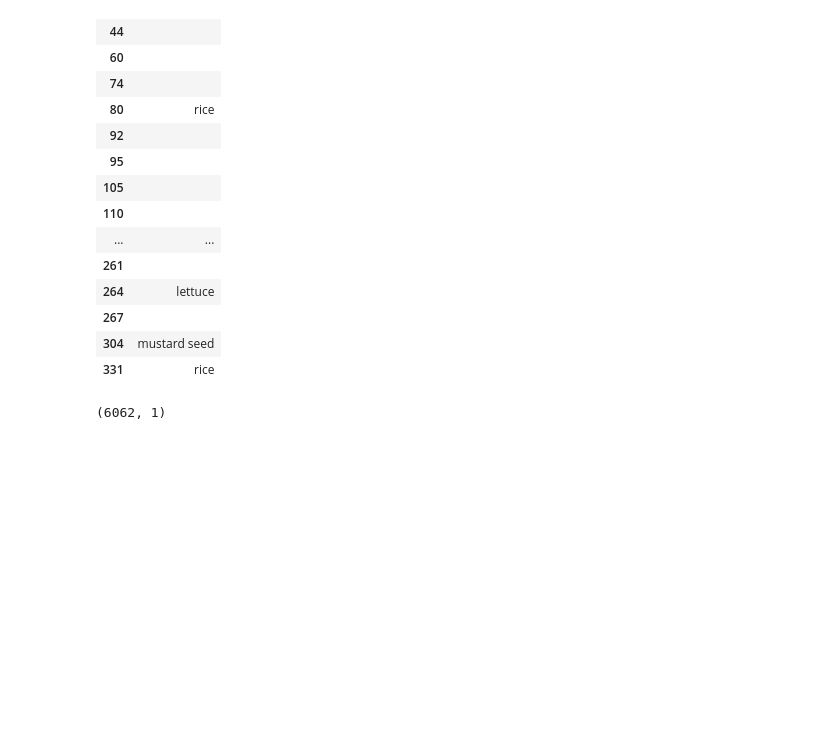
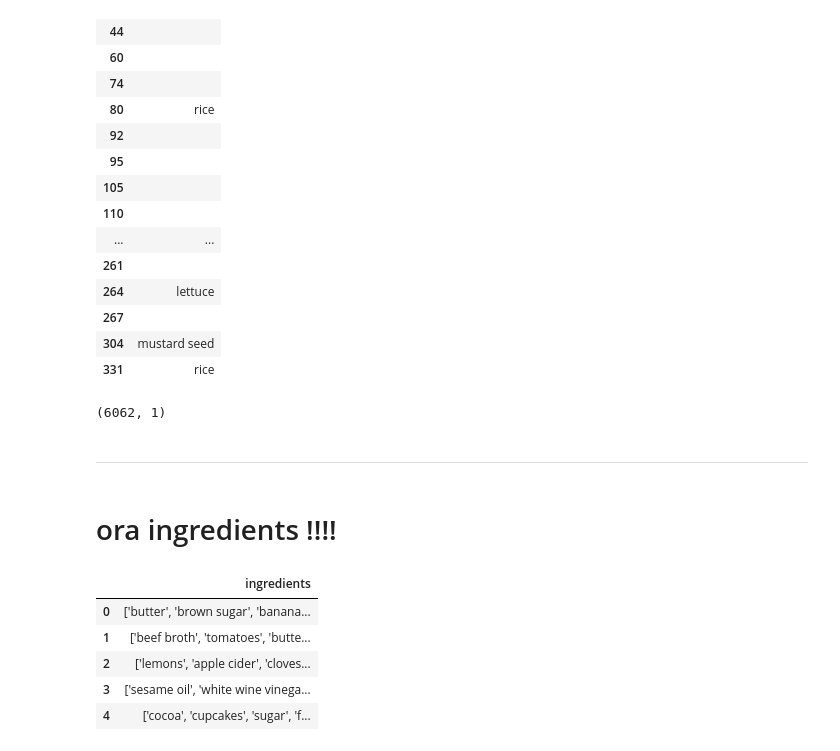
Before and after one commit to lavo2/HLT-Project, a Jupyter notebook: lavo.ipynb, the cells around one changed output. Saved outputs shown, nothing was run; the diff lists cells and outputs as text; code cells hidden in the pictures; blank space fills up the shorter version.

```diff
--- a/lavo.ipynb
+++ b/lavo.ipynb
@@ -258,3 +280,7 @@ cleaned_df = cleaned_df[cleaned_df['ingredients'] != '']
 cleaned_df.shape
 # %% [output]
 (6062, 1)
+# %% [markdown]
+---
+# %% [markdown]
+# ora ingredients !!!!
@@ -260,0 +289,9 @@ cleaned_df.shape
+# %%
+df.head()
+# %% [output]
+|  | ingredients |
+| 0 | ['butter', 'brown sugar', 'banana... |
+| 1 | ['beef broth', 'tomatoes', 'butte... |
+| 2 | ['lemons', 'apple cider', 'cloves... |
+| 3 | ['sesame oil', 'white wine vinega... |
+| 4 | ['cocoa', 'cupcakes', 'sugar', 'f... |
```
Also changed, not shown: parts of 17 cells of this notebook, 1 other file.
